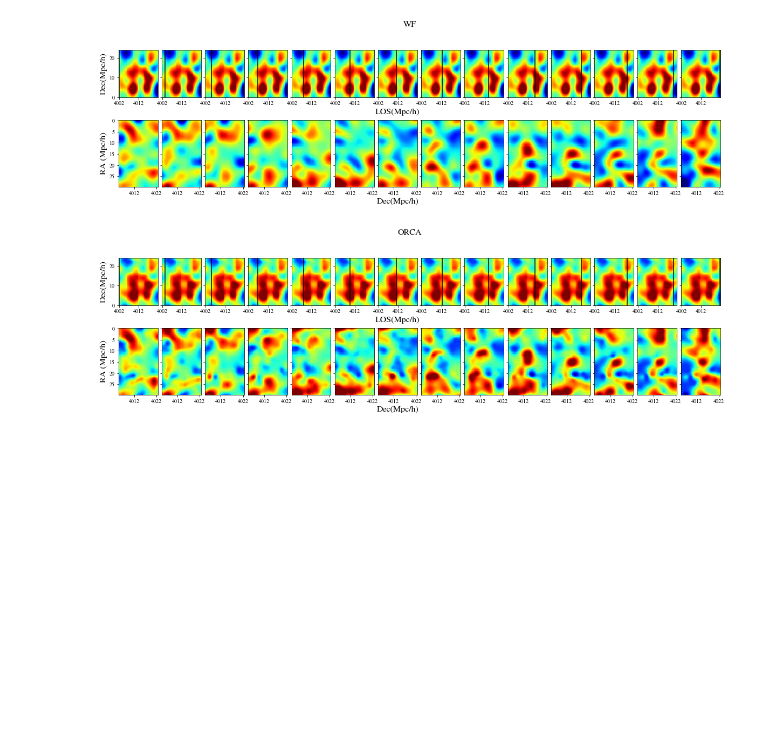
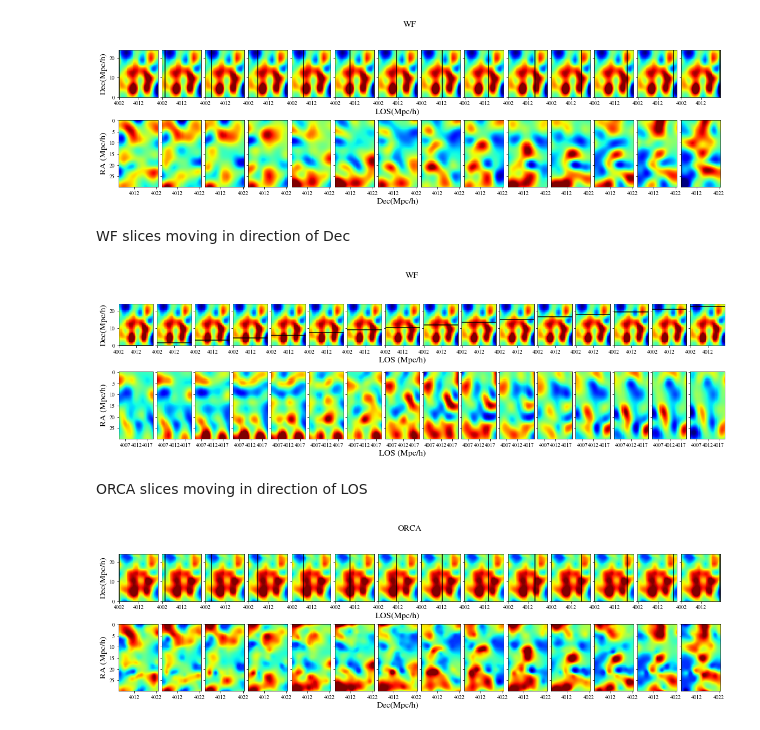
Before and after one commit to lizihao1008/Spectra, a Jupyter notebook: Cluster_slices.ipynb, the cells around one changed output. Drawn from its saved outputs; the diff is of its cells as text; code cells hidden in the pictures; blank space fills up the shorter version.

```diff
--- a/Cluster_slices.ipynb
+++ b/Cluster_slices.ipynb
@@ -64,6 +68,38 @@ suptitle('WF',fontsize=a)
 show()
 # %% [output]
 [figure]
+# %% [markdown]
+WF slices moving in direction of Dec
+# %%
+fig,ax = subplots(2,16,figsize=(20,5),sharey='row')
+subplots_adjust(wspace=0.1)
+ii = 0
+a = 16
+for i in range(0,48,3):
+    ax[0,ii].imshow(cla_contrast_wiener[55][:,690:730],origin='lower',cmap='jet_r',vmin=-0.55,vmax=0.4)
+    ax[0,ii].axhline(i,c='k')
+    ax[0,ii].set_ylim(0,48)
+    ax[1,ii].imshow(cla_contrast_wiener[:,i,][:,690:730],cmap='jet_r',vmin=-0.55,vmax=0.4)
+    ax[1,ii].axis('equal')
+
+    ax[0,ii].xaxis.set_major_formatter(plt.FuncFormatter(format_funcx))
+    ax[0,ii].yaxis.set_major_formatter(plt.FuncFormatter(format_funcy))
+    ax[1,ii].xaxis.set_major_formatter(plt.FuncFormatter(format_funcx))
+    ax[1,ii].yaxis.set_major_formatter(plt.FuncFormatter(format_funcy))
+
+    ax[0,7].set_xlabel('LOS (Mpc/h)',fontsize=a)
+    ax[1,7].set_xlabel('LOS (Mpc/h)',fontsize=a)
+    ax[0,0].set_ylabel('Dec(Mpc/h)',fontsize=a)
+    ax[1,0].set_ylabel('RA (Mpc/h)',fontsize=a)
+
+    ii+=1
+suptitle('WF',fontsize=a)
+
+show()
+# %% [output]
+[figure, added]
+# %% [markdown]
+ORCA slices moving in direction of LOS
 # %%
 fig,ax = subplots(2,14,figsize=(20,5),sharey='row')
 subplots_adjust(wspace=0.1)
```
Also changed, not shown: parts of 8 cells of this notebook.
